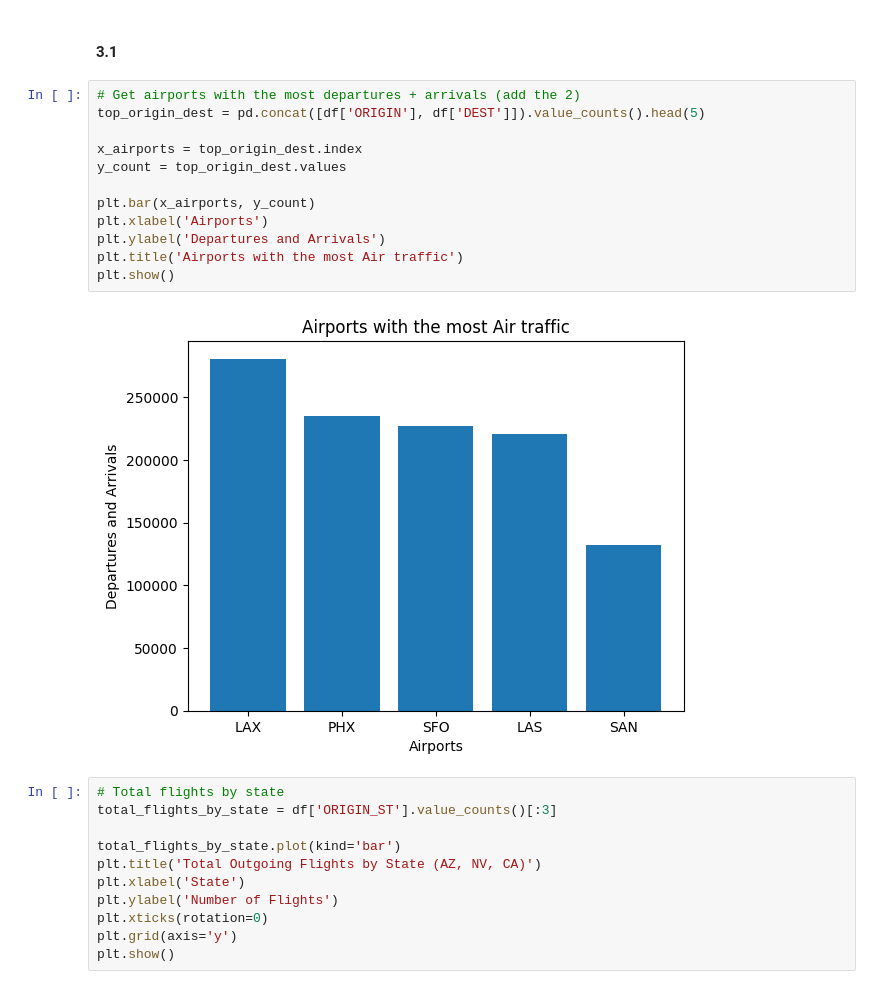
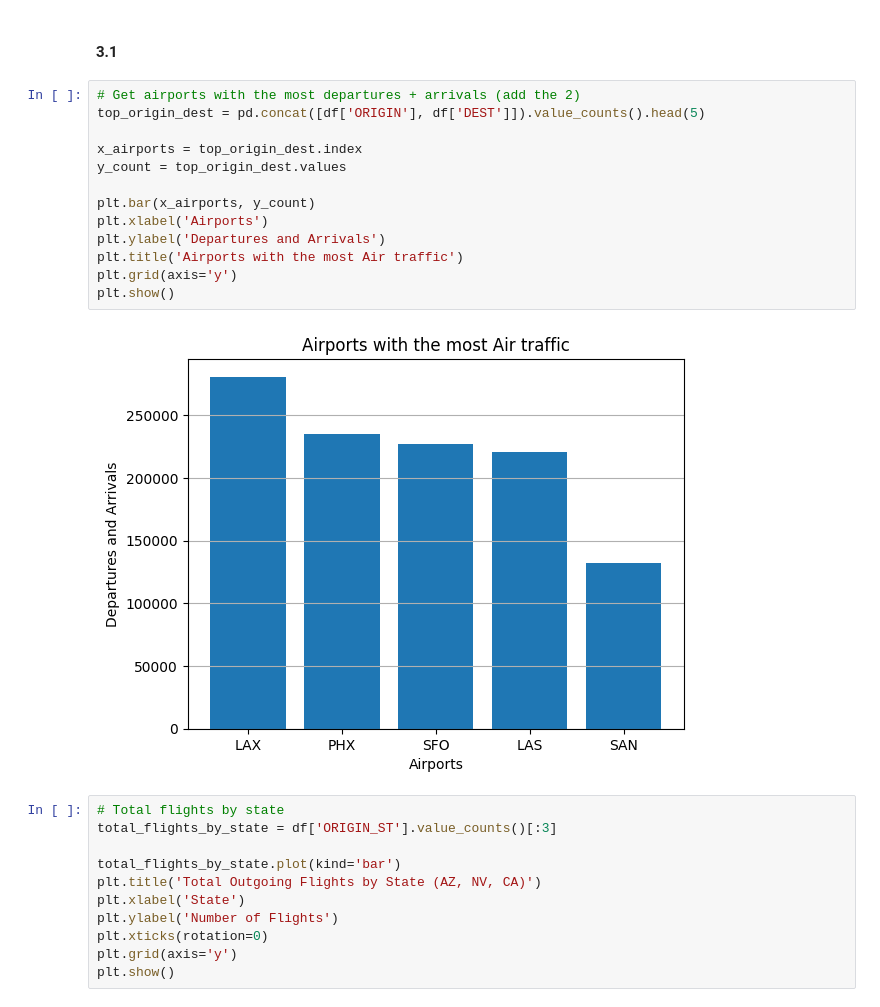
Before and after one commit to ayushzenith/practicum_1, a Jupyter notebook: Practicum.1.Group.30.ipynb, the cells around one changed output. Saved outputs shown, nothing was run; the diff lists cells and outputs as text.

```diff
--- a/Practicum.1.Group.30.ipynb
+++ b/Practicum.1.Group.30.ipynb
@@ -306,17 +306,18 @@ The dataset provides a comprehensive view of flight delays for specific states i
 # %%
 # Get airports with the most departures + arrivals (add the 2)
 top_origin_dest = pd.concat([df['ORIGIN'], df['DEST']]).value_counts().head(5)
 
 x_airports = top_origin_dest.index
 y_count = top_origin_dest.values
 
 plt.bar(x_airports, y_count)
 plt.xlabel('Airports')
 plt.ylabel('Departures and Arrivals')
 plt.title('Airports with the most Air traffic')
+plt.grid(axis='y')
 plt.show()
 # %% [output]
-[figure, old version]
+[figure, new version]
 # %%
 # Total flights by state
 total_flights_by_state = df['ORIGIN_ST'].value_counts()[:3]
```
Also changed, not shown: parts of 21 cells of this notebook.
